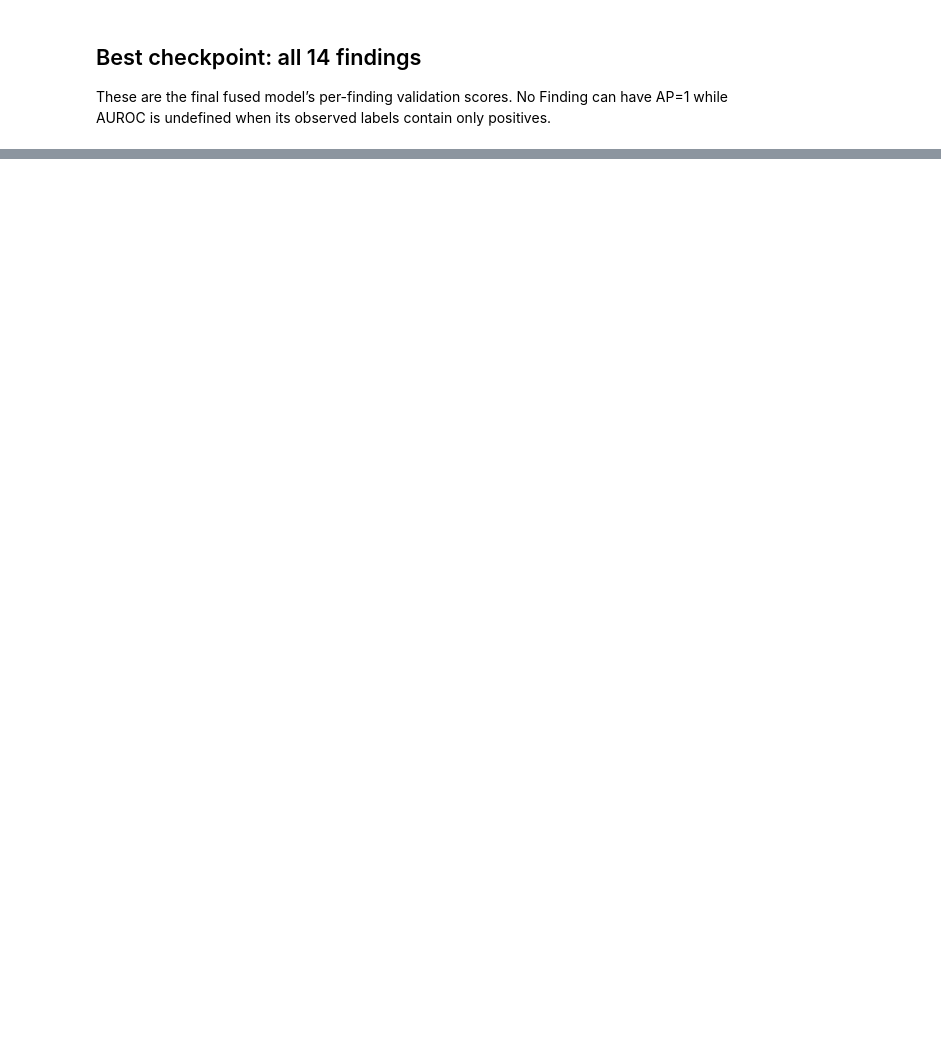
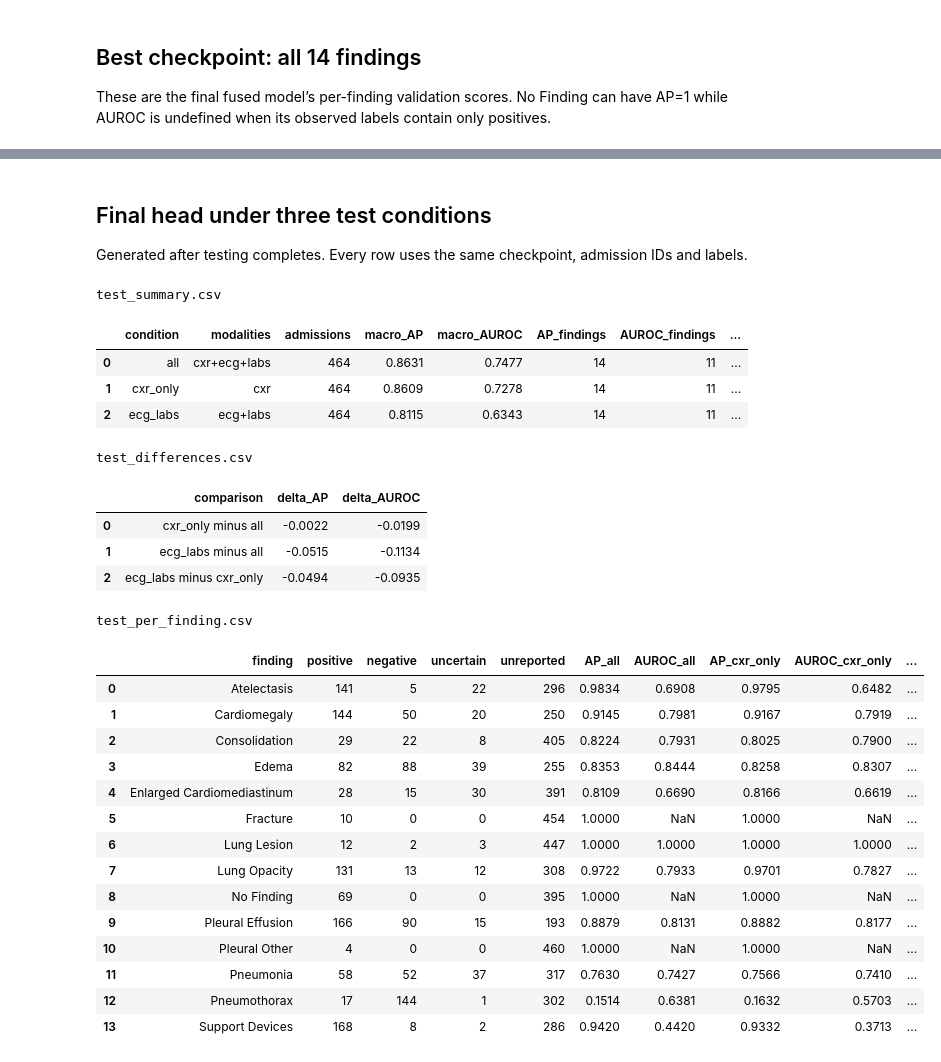
Before and after one commit to rittick-create/Pipeline1, a Jupyter notebook: Pipeline2/model_notebooks/training_results.ipynb, the cells around one changed output, grey strips where cells are left out. Saved outputs shown, nothing was run; the diff lists cells and outputs as text; code cells hidden in the pictures; blank space fills up the shorter version.

```diff
--- a/Pipeline2/model_notebooks/training_results.ipynb
+++ b/Pipeline2/model_notebooks/training_results.ipynb
@@ -125,2 +143,40 @@ print("Findings included in macro AUROC:", finding_scores["validation_AUROC"].no
 Findings included in macro AP: 14
 Findings included in macro AUROC: 11
+# %% [markdown]
+## Final head under three test conditions
+Generated after testing completes. Every row uses the same checkpoint, admission IDs and labels.
+# %%
+for filename in ["test_summary.csv", "test_differences.csv", "test_per_finding.csv"]:
+    path = RUN_DIR / filename
+    if path.exists():
+        print(filename)
+        display(pd.read_csv(path).round(4))
+    else:
+        print(filename, "will be available after all three test evaluations finish.")
+# %% [output]
+test_summary.csv
+|  | condition | modalities | admissions | macro_AP | macro_AUROC | AP_findings | AUROC_findings | ... |
+| 0 | all | cxr+ecg+labs | 464 | 0.8631 | 0.7477 | 14 | 11 | ... |
+| 1 | cxr_only | cxr | 464 | 0.8609 | 0.7278 | 14 | 11 | ... |
+| 2 | ecg_labs | ecg+labs | 464 | 0.8115 | 0.6343 | 14 | 11 | ... |
+test_differences.csv
+|  | comparison | delta_AP | delta_AUROC |
+| 0 | cxr_only minus all | -0.0022 | -0.0199 |
+| 1 | ecg_labs minus all | -0.0515 | -0.1134 |
+| 2 | ecg_labs minus cxr_only | -0.0494 | -0.0935 |
+test_per_finding.csv
+|  | finding | positive | negative | uncertain | unreported | AP_all | AUROC_all | AP_cxr_only | AUROC_cxr_only | ... |
+| 0 | Atelectasis | 141 | 5 | 22 | 296 | 0.9834 | 0.6908 | 0.9795 | 0.6482 | ... |
+| 1 | Cardiomegaly | 144 | 50 | 20 | 250 | 0.9145 | 0.7981 | 0.9167 | 0.7919 | ... |
+| 2 | Consolidation | 29 | 22 | 8 | 405 | 0.8224 | 0.7931 | 0.8025 | 0.7900 | ... |
+| 3 | Edema | 82 | 88 | 39 | 255 | 0.8353 | 0.8444 | 0.8258 | 0.8307 | ... |
+| 4 | Enlarged Cardiomediastinum | 28 | 15 | 30 | 391 | 0.8109 | 0.6690 | 0.8166 | 0.6619 | ... |
+| 5 | Fracture | 10 | 0 | 0 | 454 | 1.0000 | NaN | 1.0000 | NaN | ... |
+| 6 | Lung Lesion | 12 | 2 | 3 | 447 | 1.0000 | 1.0000 | 1.0000 | 1.0000 | ... |
+| 7 | Lung Opacity | 131 | 13 | 12 | 308 | 0.9722 | 0.7933 | 0.9701 | 0.7827 | ... |
+| 8 | No Finding | 69 | 0 | 0 | 395 | 1.0000 | NaN | 1.0000 | NaN | ... |
+| 9 | Pleural Effusion | 166 | 90 | 15 | 193 | 0.8879 | 0.8131 | 0.8882 | 0.8177 | ... |
+| 10 | Pleural Other | 4 | 0 | 0 | 460 | 1.0000 | NaN | 1.0000 | NaN | ... |
+| 11 | Pneumonia | 58 | 52 | 37 | 317 | 0.7630 | 0.7427 | 0.7566 | 0.7410 | ... |
+| 12 | Pneumothorax | 17 | 144 | 1 | 302 | 0.1514 | 0.6381 | 0.1632 | 0.5703 | ... |
+| 13 | Support Devices | 168 | 8 | 2 | 286 | 0.9420 | 0.4420 | 0.9332 | 0.3713 | ... |
```
Also changed, not shown: parts of 8 cells of this notebook, 16 other files.
